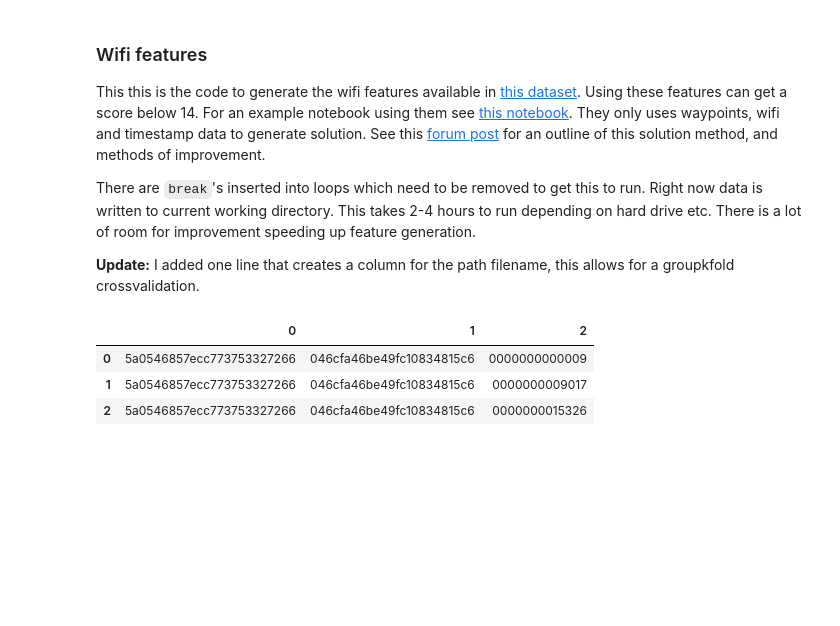
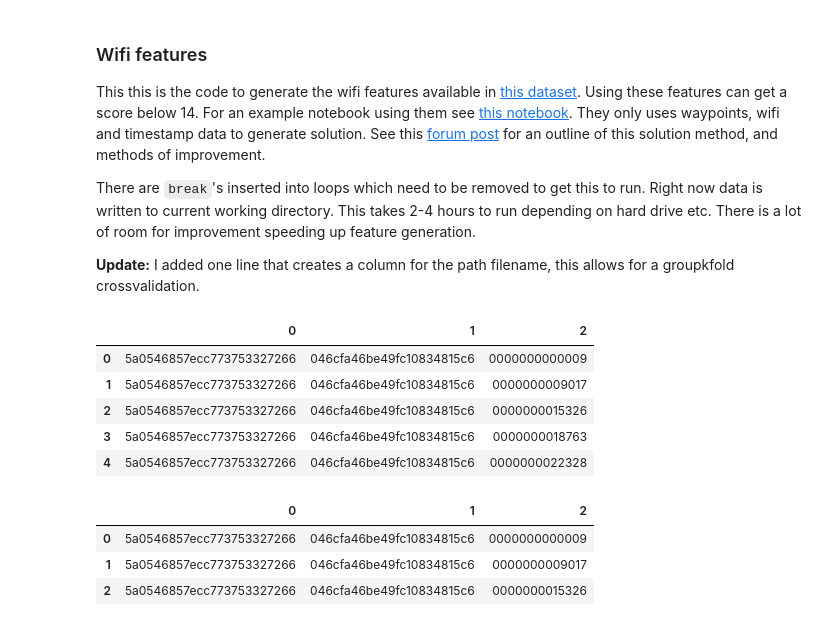
Before and after one commit to suryajayaraman/Indoor-Location-Navigation-Kaggle, a Jupyter notebook: wifiFeaturesUnderstanding.ipynb, the cells around one changed output. Saved outputs shown, nothing was run; the diff lists cells and outputs as text; code cells hidden in the pictures; blank space fills up the shorter version.

```diff
--- a/wifiFeaturesUnderstanding.ipynb
+++ b/wifiFeaturesUnderstanding.ipynb
@@ -29,6 +30,15 @@ used_buildings = sorted(ssubm_df[0].value_counts().index.tolist())
 # dictionary used to map the floor codes to the values used in the submission file.
 floor_map = {"B2":-2, "B1":-1, "F1":0, "F2": 1, "F3":2, "F4":3, "F5":4, "F6":5, "F7":6,"F8":7, "F9":8,
              "1F":0, "2F":1, "3F":2, "4F":3, "5F":4, "6F":5, "7F":6, "8F": 7, "9F":8}
+# %%
+ssubm_df.head()
+# %% [output]
+|  | 0 | 1 | 2 |
+| 0 | 5a0546857ecc773753327266 | 046cfa46be49fc10834815c6 | 0000000000009 |
+| 1 | 5a0546857ecc773753327266 | 046cfa46be49fc10834815c6 | 0000000009017 |
+| 2 | 5a0546857ecc773753327266 | 046cfa46be49fc10834815c6 | 0000000015326 |
+| 3 | 5a0546857ecc773753327266 | 046cfa46be49fc10834815c6 | 0000000018763 |
+| 4 | 5a0546857ecc773753327266 | 046cfa46be49fc10834815c6 | 0000000022328 |
 # %%
 wifiDataMap = { '0' :"sys_ts", '1':"type", '2':"ssid", '3':"bssid", '4':"rssi", '5':"freq", '6':"lastseen"}
 # %%
```
Also changed, not shown: parts of 16 cells of this notebook, 1 other file.
